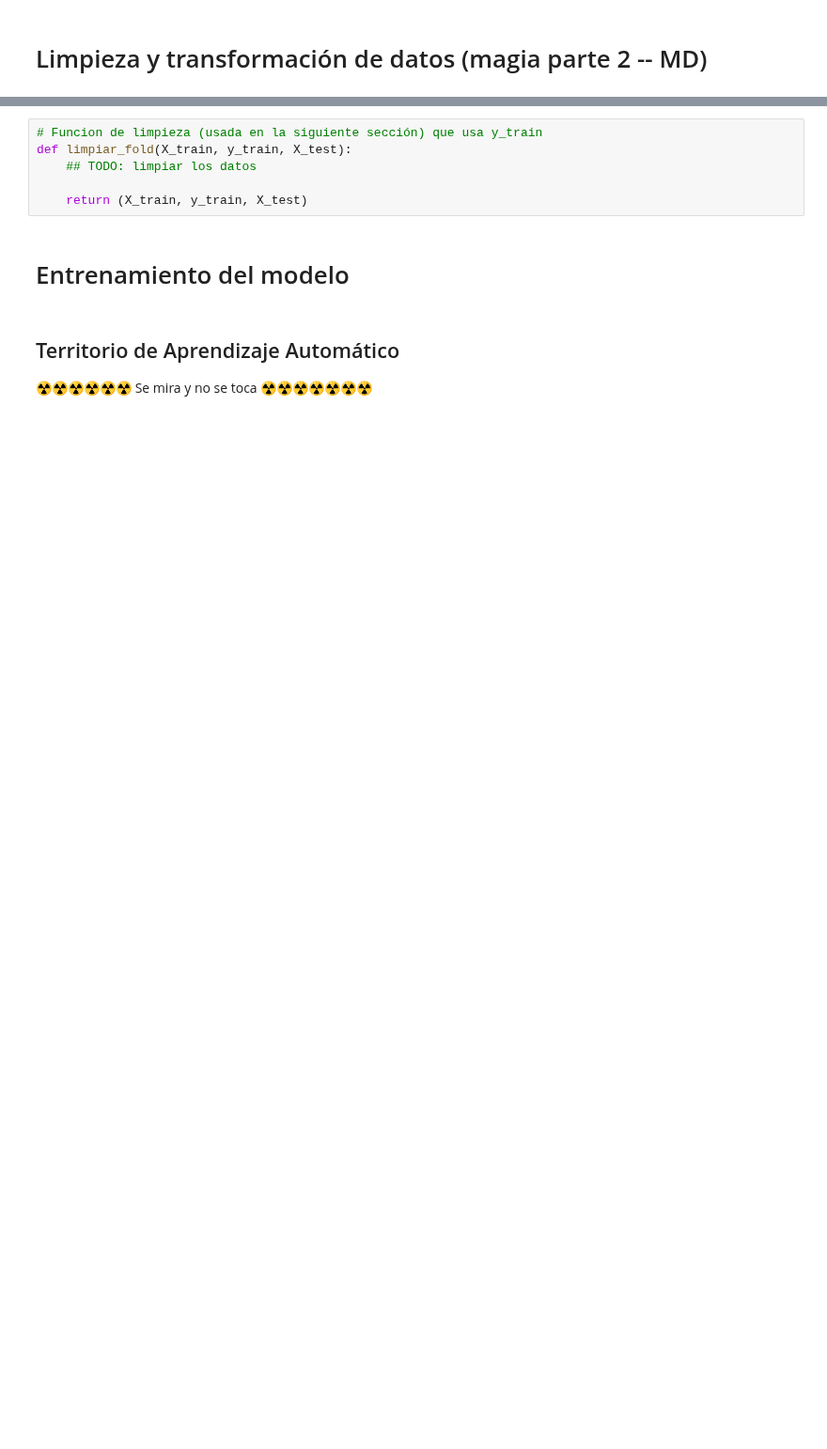
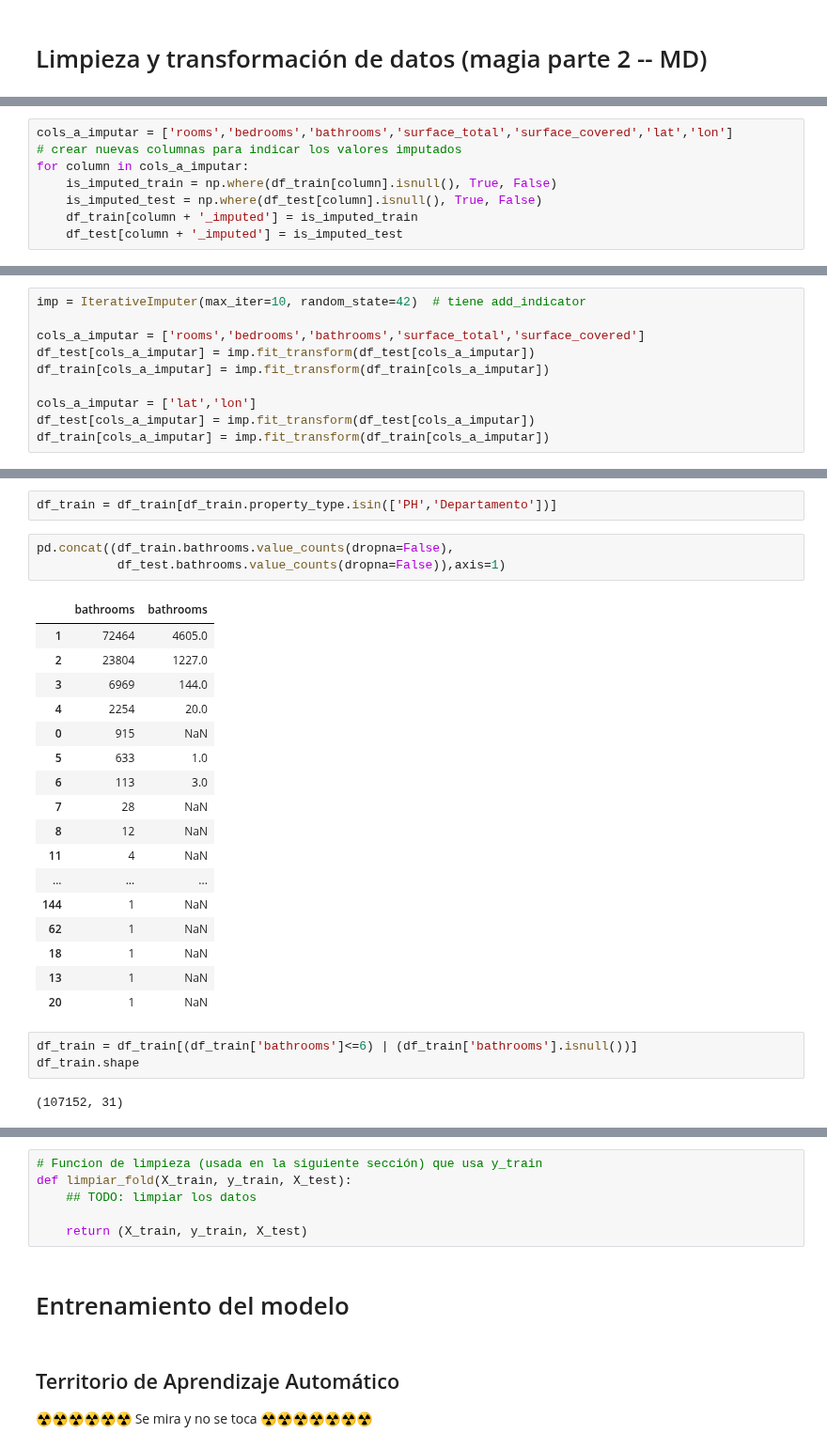
Before and after one commit to josesg998/competencia_properati, a Jupyter notebook: TP_Individual.ipynb, the cells around one changed output, grey strips where cells are left out. Shown at 94% size. Cells and saved outputs as stored; diff of their text form; blank space fills up the shorter version.

```diff
--- a/TP_Individual.ipynb
+++ b/TP_Individual.ipynb
@@ -331,0 +67,8 @@ df_test.drop(columns=borrar,inplace=True)
+# %%
+cols_a_imputar = ['rooms','bedrooms','bathrooms','surface_total','surface_covered','lat','lon']
+# crear nuevas columnas para indicar los valores imputados
+for column in cols_a_imputar:
+    is_imputed_train = np.where(df_train[column].isnull(), True, False)
+    is_imputed_test = np.where(df_test[column].isnull(), True, False)
+    df_train[column + '_imputed'] = is_imputed_train
+    df_test[column + '_imputed'] = is_imputed_test
@@ -331,0 +78,10 @@ df_test.drop(columns=borrar,inplace=True)
+# %%
+imp = IterativeImputer(max_iter=10, random_state=42)  # tiene add_indicator
+
+cols_a_imputar = ['rooms','bedrooms','bathrooms','surface_total','surface_covered']
+df_test[cols_a_imputar] = imp.fit_transform(df_test[cols_a_imputar])
+df_train[cols_a_imputar] = imp.fit_transform(df_train[cols_a_imputar])
+
+cols_a_imputar = ['lat','lon']
+df_test[cols_a_imputar] = imp.fit_transform(df_test[cols_a_imputar])
+df_train[cols_a_imputar] = imp.fit_transform(df_train[cols_a_imputar])
@@ -331,0 +111,28 @@ df_test.drop(columns=borrar,inplace=True)
+# %%
+df_train = df_train[df_train.property_type.isin(['PH','Departamento'])]
+# %%
+pd.concat((df_train.bathrooms.value_counts(dropna=False),
+           df_test.bathrooms.value_counts(dropna=False)),axis=1)
+# %% [output]
+|  | bathrooms | bathrooms |
+| 1 | 72464 | 4605.0 |
+| 2 | 23804 | 1227.0 |
+| 3 | 6969 | 144.0 |
+| 4 | 2254 | 20.0 |
+| 0 | 915 | NaN |
+| 5 | 633 | 1.0 |
+| 6 | 113 | 3.0 |
+| 7 | 28 | NaN |
+| 8 | 12 | NaN |
+| 11 | 4 | NaN |
+| ... | ... | ... |
+| 144 | 1 | NaN |
+| 62 | 1 | NaN |
+| 18 | 1 | NaN |
+| 13 | 1 | NaN |
+| 20 | 1 | NaN |
+# %%
+df_train = df_train[(df_train['bathrooms']<=6) | (df_train['bathrooms'].isnull())]
+df_train.shape
+# %% [output]
+(107152, 31)
```
Also changed, not shown: parts of 90 cells of this notebook, 3 other files.
